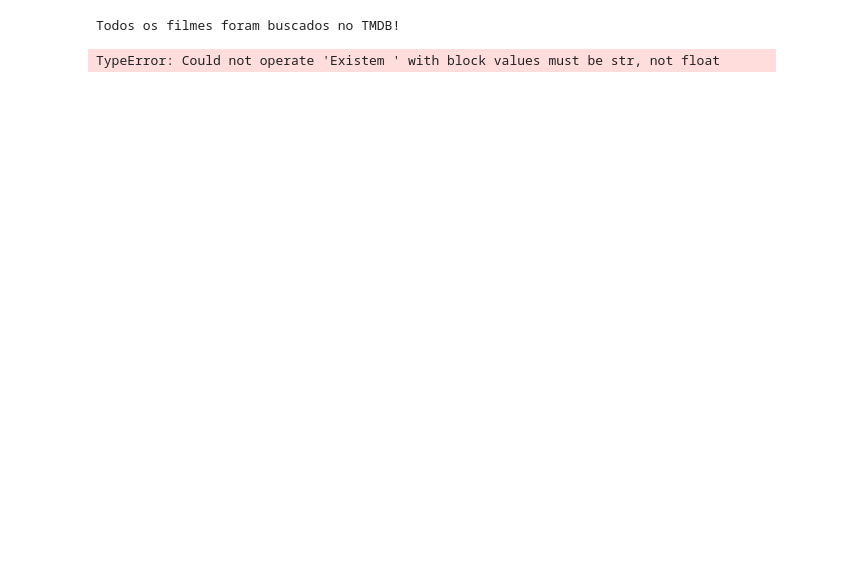
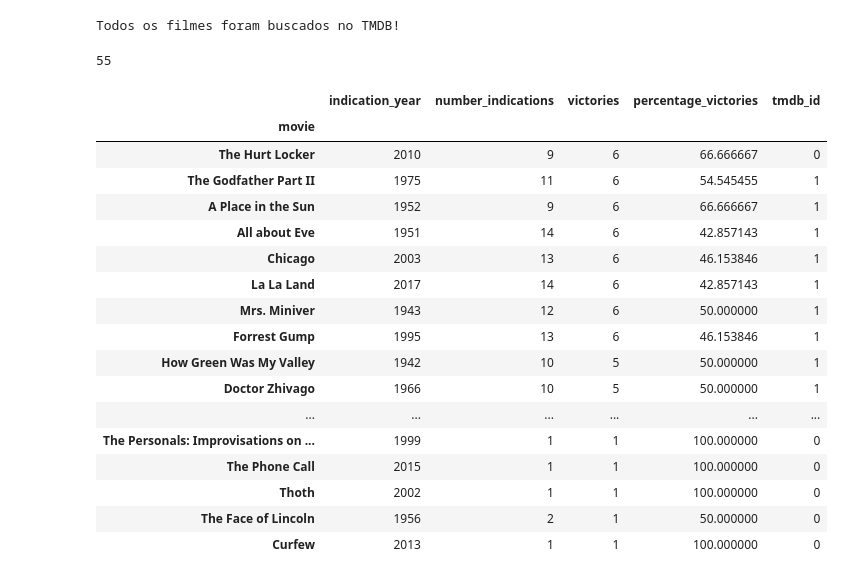
Before and after one commit to thiagoloal/oscar_scrapy, a Jupyter notebook: movies.ipynb, the cells around one changed output. Saved outputs shown, nothing was run; the diff lists cells and outputs as text; code cells hidden in the pictures; blank space fills up the shorter version.

Commit message:
movies changes

```diff
--- a/movies.ipynb
+++ b/movies.ipynb
@@ -127,14 +129,37 @@ else:
     print("Erro! Existem menos " +len(movies) - len(movies_pt1)+" filmes procurados que o existente no movies.csv")
 # %% [output]
 Todos os filmes foram buscados no TMDB!
+# %%
+import pandas as pd
+
+movies_pt1 = pd.read_csv('./database/movies_TMDB_PI1.csv').set_index('movie')
 # %%
-moviesdvs_not_tmdb= movies_pt1.loc[movies_pt1['tmdb_id'] >= 1]
+moviesdvs_not_tmdb= movies_pt1.loc[movies_pt1['tmdb_id'] <= 1]
 
-len("Existem "+len(moviesdvs_not_tmdb+" filmes que não foram encontrados pelo TMDB")
+len("Existem "+str(len(moviesdvs_not_tmdb))+" filmes que não foram encontrados pelo TMDB")
 # %% [output]
-TypeError: Could not operate 'Existem ' with block values must be str, not float
+55
 # %%
-moviesdvs_not_tmdb.head()
+moviesdvs_not_tmdb.head(55)
+# %% [output]
+|  | indication_year | number_indications | victories | percentage_victories | tmdb_id |
+| movie |  |  |  |  |  |
+| The Hurt Locker | 2010 | 9 | 6 | 66.666667 | 0 |
+| The Godfather Part II | 1975 | 11 | 6 | 54.545455 | 1 |
+| A Place in the Sun | 1952 | 9 | 6 | 66.666667 | 1 |
+| All about Eve | 1951 | 14 | 6 | 42.857143 | 1 |
+| Chicago | 2003 | 13 | 6 | 46.153846 | 1 |
+| La La Land | 2017 | 14 | 6 | 42.857143 | 1 |
+| Mrs. Miniver | 1943 | 12 | 6 | 50.000000 | 1 |
+| Forrest Gump | 1995 | 13 | 6 | 46.153846 | 1 |
+| How Green Was My Valley | 1942 | 10 | 5 | 50.000000 | 1 |
+| Doctor Zhivago | 1966 | 10 | 5 | 50.000000 | 1 |
+| ... | ... | ... | ... | ... | ... |
+| The Personals: Improvisations on ... | 1999 | 1 | 1 | 100.000000 | 0 |
+| The Phone Call | 2015 | 1 | 1 | 100.000000 | 0 |
+| Thoth | 2002 | 1 | 1 | 100.000000 | 0 |
+| The Face of Lincoln | 1956 | 2 | 1 | 50.000000 | 0 |
+| Curfew | 2013 | 1 | 1 | 100.000000 | 0 |
 # %%
 # def budg_imdb_rev(mvid):
 #     if mvid and mvid != 0:
```
Also changed, not shown: parts of 1 cell of this notebook.
